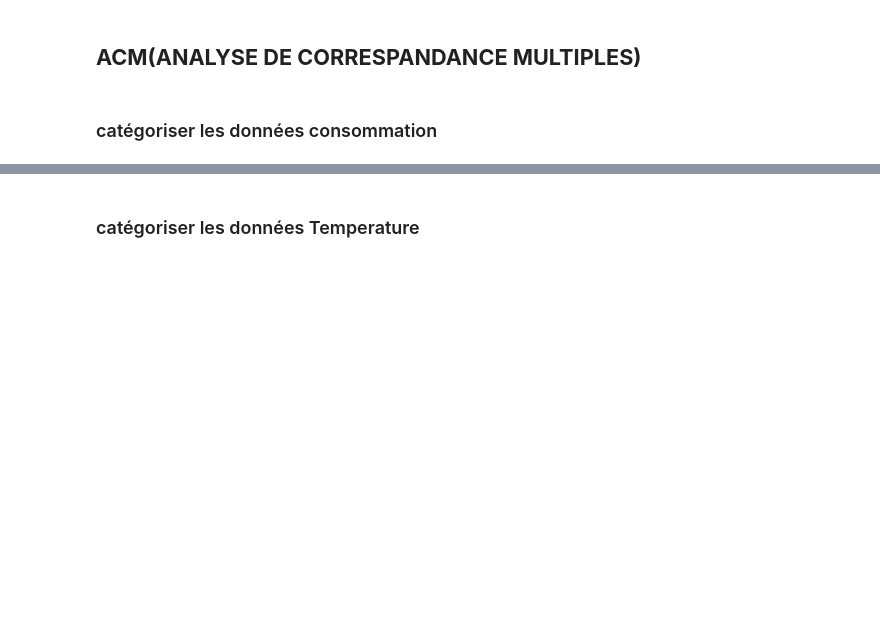
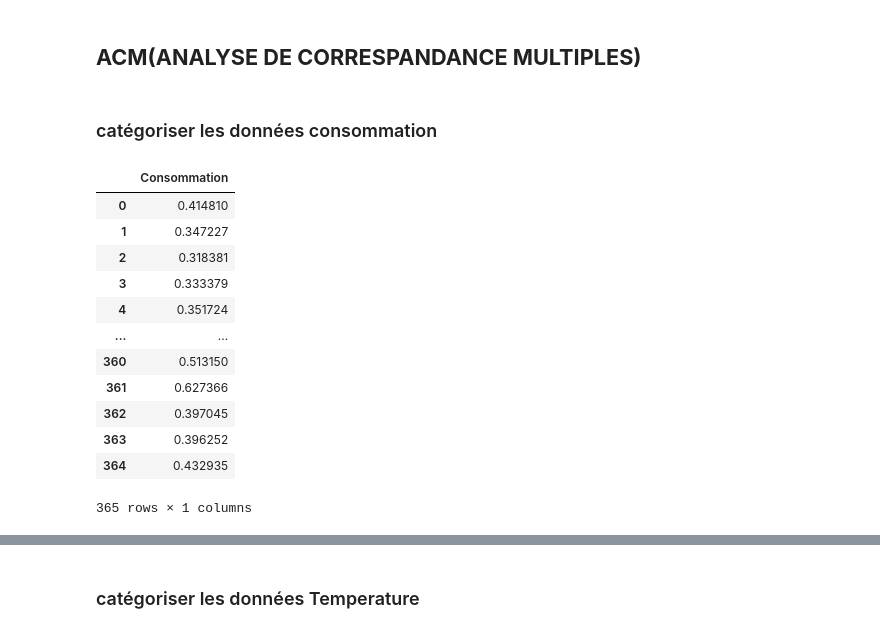
Before and after one commit to forloulhoucine/TER_Analyse-de-donnees-issues-dun-reseau-urbain, a Jupyter notebook: TER.ipynb, the cells around one changed output, grey strips where cells are left out. Saved outputs shown, nothing was run; the diff lists cells and outputs as text; code cells hidden in the pictures; blank space fills up the shorter version.

```diff
--- a/TER.ipynb
+++ b/TER.ipynb
@@ -765,6 +765,22 @@ No handles with labels found to put in legend.
 ## **ACM(ANALYSE DE CORRESPANDANCE MULTIPLES)**
 # %% [markdown]
 ### catégoriser les données consommation
+# %%
+DC
+# %% [output]
+|  | Consommation |
+| 0 | 0.414810 |
+| 1 | 0.347227 |
+| 2 | 0.318381 |
+| 3 | 0.333379 |
+| 4 | 0.351724 |
+| ... | ... |
+| 360 | 0.513150 |
+| 361 | 0.627366 |
+| 362 | 0.397045 |
+| 363 | 0.396252 |
+| 364 | 0.432935 |
+365 rows × 1 columns
 # %%
 DC=D365
 DC=pd.DataFrame(scaler.fit_transform(DC))
```
Also changed, not shown: parts of 2 cells of this notebook.
